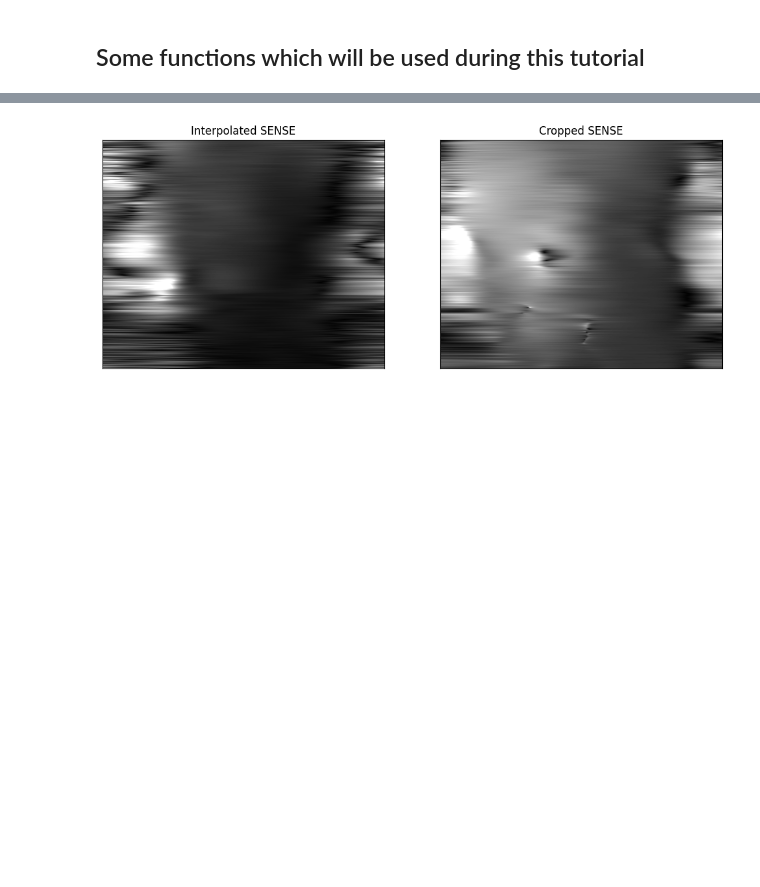
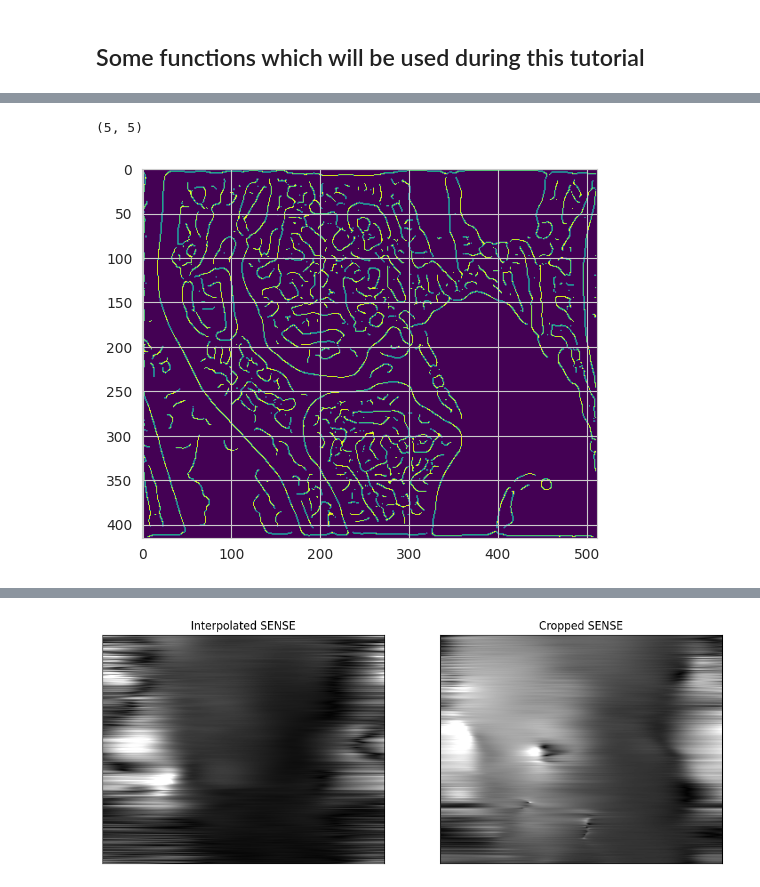
Before and after one commit to TimPaquaij/atommic, a Jupyter notebook: projects/MTL/rs/SKMTEA/visualize_preprocssing.ipynb, the cells around one changed output, grey strips where cells are left out. Cells and saved outputs as stored; diff of their text form; code cells hidden in the pictures; blank space fills up the shorter version.

```diff
--- a/projects/MTL/rs/SKMTEA/visualize_preprocssing.ipynb
+++ b/projects/MTL/rs/SKMTEA/visualize_preprocssing.ipynb
@@ -446,3 +523,49 @@ image_fft_sum =torch.sum(image_fft,dim=-1,keepdim=True)
+# %%
+def label_regions(binary_mask):
+    def is_valid(x, y):
+        return 0 <= x < rows and 0 <= y < cols
+
+    rows, cols = binary_mask.shape
+    visited = np.zeros_like(binary_mask, dtype=bool)
+    labeled_mask = np.zeros_like(binary_mask)
+    label = 1
+
+    for i in range(rows):
+        for j in range(cols):
+            if binary_mask[i][j] == 1 and not visited[i][j]:
+                stack = [(i, j)]
+                visited[i][j] = True
+                labeled_mask[i][j] = label
+
+                while stack:
+                    x, y = stack.pop()
+                    for dx, dy in [(1, 0), (-1, 0), (0, 1), (0, -1)]:
+                        nx, ny = x + dx, y + dy
+                        if is_valid(nx, ny) and binary_mask[nx][ny] == 1 and not visited[nx][ny]:
+                            stack.append((nx, ny))
+                            visited[nx][ny] = True
+                            labeled_mask[nx][ny] = label
+
+                label += 1
+
+    return labeled_mask
+
+# Example usage:
+binary_mask = np.array([
+    [1, 0, 1, 1, 0],
+    [1, 0, 0, 1, 0],
+    [0, 0, 1, 0, 1],
+    [1, 1, 1, 0, 1],
+    [0, 1, 0, 0, 0]
+])
+print(binary_mask.shape)
+labeled_mask = label_regions(edge)
+
+plt.imshow(labeled_mask,'viridis')
+plt.show()
+# %% [output]
+(5, 5)
+[figure, added]
 # %%
 ### Plot reconstructed scan ###
 hsize = 5
```
Also changed, not shown: parts of 11 cells of this notebook, 53 other files.
